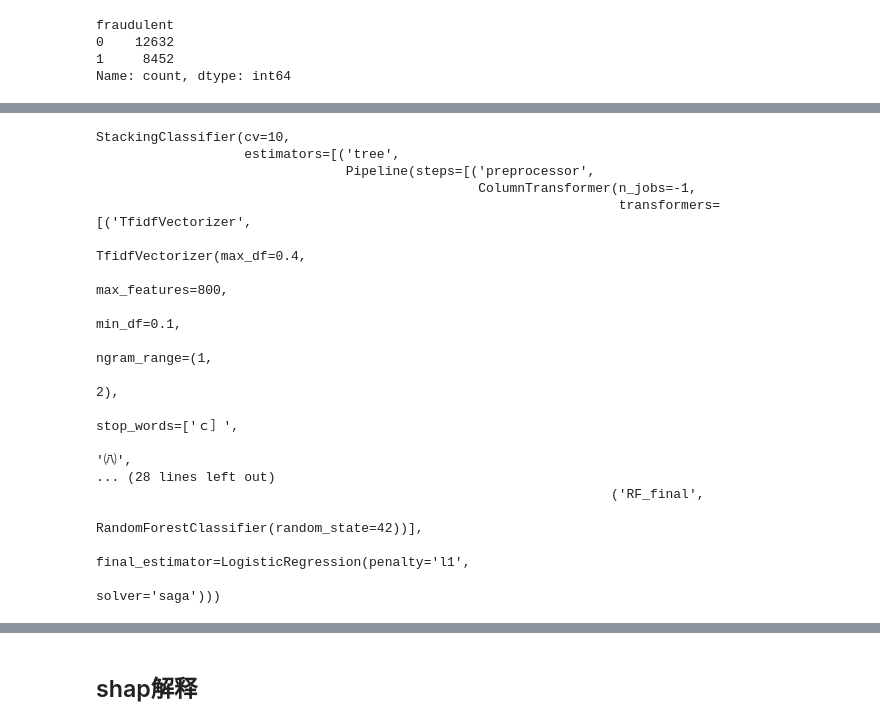
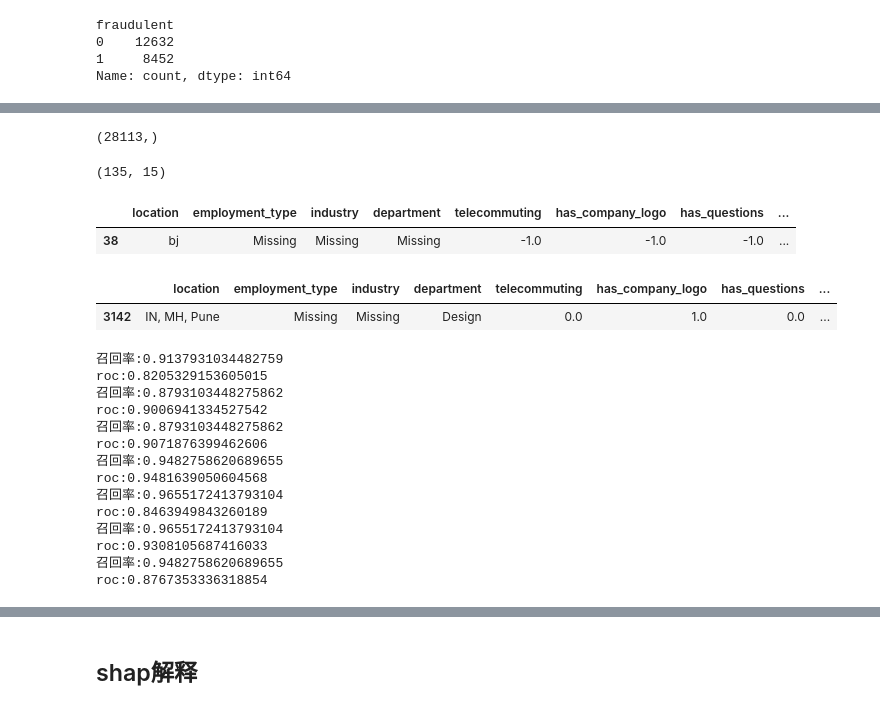
Before and after one commit to ZenCoder-art/ofd, a Jupyter notebook: backend/notebooks/model_analysis.ipynb, the cells around one changed output, grey strips where cells are left out. Cells and saved outputs as stored; diff of their text form; code cells hidden in the pictures.

```diff
--- a/backend/notebooks/model_analysis.ipynb
+++ b/backend/notebooks/model_analysis.ipynb
@@ -26,21 +36,53 @@ Name: count, dtype: int64
+# %%
+from langdetect import detect
+
+df["lang"] = df["text"].apply(lambda s: detect(s))
+mask_zh = df["lang"].str.startswith("zh")
+mask_en = df["lang"] == "en"
+mask_zh.shape
+# %% [output]
+(28113,)
+# %%
+zh_data = df[mask_zh]
+en_data = df[mask_en]
+zh_data.shape
+# %% [output]
+(135, 15)
+# %%
+zh_inputs = zh_data.drop(columns=["fraudulent", "lang"])
+zh_target = zh_data["fraudulent"]
+zh_inputs.sample(1)
+# %% [output]
+|  | location | employment_type | industry | department | telecommuting | has_company_logo | has_questions | ... |
+| 38 | bj | Missing | Missing | Missing | -1.0 | -1.0 | -1.0 | ... |
+# %%
+en_inputs = en_data.drop(columns=["fraudulent", "lang"])
+en_target = en_data["fraudulent"]
+en_inputs.sample(1)
+# %% [output]
+|  | location | employment_type | industry | department | telecommuting | has_company_logo | has_questions | ... |
+| 3142 | IN, MH, Pune | Missing | Missing | Design | 0.0 | 1.0 | 0.0 | ... |
 # %%
-model = j.load("../app/models/fusion-models/m8.joblib")
-model
+for i in range(1, 9):
+    globals()[f"m{i}"] = j.load(filename=f"../app/models/fusion-models/m{i}.joblib")
-# %% [output]
-StackingClassifier(cv=10,
-                   estimators=[('tree',
-                                Pipeline(steps=[('preprocessor',
-                                                 ColumnTransformer(n_jobs=-1,
-                                                                   transformers=[('TfidfVectorizer',
-                                                                                  TfidfVectorizer(max_df=0.4,
-                                                                                                  max_features=800,
-                                                                                                  min_df=0.1,
-                                                                                                  ngram_range=(1,
-                                                                                                               2),
-                                                                                                  stop_words=['ｃ］',
-                                                                                                              '㈧',
-... (28 lines left out)
-                                                                  ('RF_final',
-                                                                   RandomForestClassifier(random_state=42))],
-                                                      final_estimator=LogisticRegression(penalty='l1',
-                                                                                         solver='saga')))
+# %%
+from sklearn.metrics import recall_score, roc_auc_score
+for i in range(1, 9):
+    if i!=5:
+        print(f"召回率:{recall_score(zh_target, globals()[f'm{i}'].predict(zh_inputs))}")
+        print(f"roc:{roc_auc_score(zh_target, globals()[f'm{i}'].predict(zh_inputs))}")
+# %% [output]
+召回率:0.9137931034482759
+roc:0.8205329153605015
+召回率:0.8793103448275862
+roc:0.9006941334527542
+召回率:0.8793103448275862
+roc:0.9071876399462606
+召回率:0.9482758620689655
+roc:0.9481639050604568
+召回率:0.9655172413793104
+roc:0.8463949843260189
+召回率:0.9655172413793104
+roc:0.9308105687416033
+召回率:0.9482758620689655
+roc:0.8767353336318854
```
Also changed, not shown: parts of 7 cells of this notebook, 2 other files.
